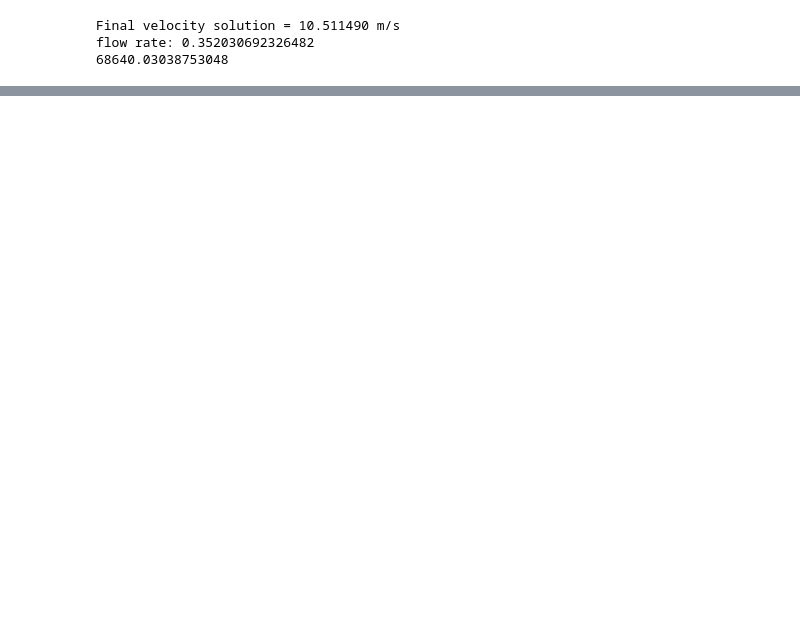
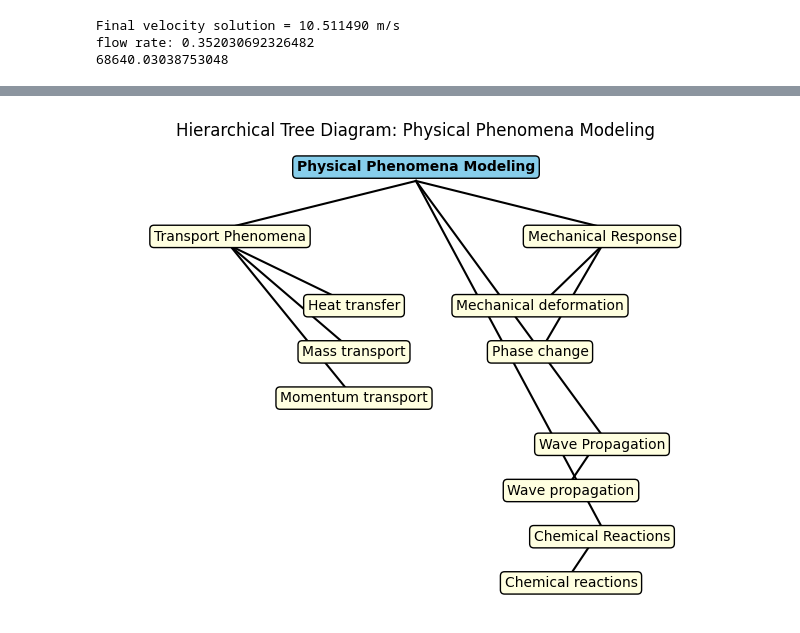
Before and after one commit to hpandey12/thesis, a Jupyter notebook: subproblem1/massflowrate.ipynb, the cells around one changed output, grey strips where cells are left out. Saved outputs shown, nothing was run; the diff lists cells and outputs as text; code cells hidden in the pictures; blank space fills up the shorter version.

```diff
--- a/subproblem1/massflowrate.ipynb
+++ b/subproblem1/massflowrate.ipynb
@@ -131,0 +174,50 @@ flow rate: 0.352030692326482
+# %%
+import matplotlib.pyplot as plt
+
+def plot_tree_diagram():
+    fig, ax = plt.subplots(figsize=(8,6))
+    ax.axis('off')
+
+    # Main branches and leaves manually positioned
+    points = [
+        (0.5, 0.95, "Physical Phenomena Modeling", "root"),
+        (0.2, 0.8, "Transport Phenomena", "branch"),
+        (0.4, 0.65, "Heat transfer", "leaf"),
+        (0.4, 0.55, "Mass transport", "leaf"),
+        (0.4, 0.45, "Momentum transport", "leaf"),
+        (0.8, 0.8, "Mechanical Response", "branch"),
+        (0.7, 0.65, "Mechanical deformation", "leaf"),
+        (0.7, 0.55, "Phase change", "leaf"),
+        (0.8, 0.35, "Wave Propagation", "branch"),
+        (0.75, 0.25, "Wave propagation", "leaf"),
+        (0.8, 0.15, "Chemical Reactions", "branch"),
+        (0.75, 0.05, "Chemical reactions", "leaf")
+    ]
+    for x, y, label, kind in points:
+        ax.text(x, y, label, fontsize=10, fontweight='bold' if kind == 'root' else 'normal',
+                ha='center', va='center', bbox=dict(boxstyle='round,pad=0.3', fc='skyblue' if kind == 'root' else 'lightyellow'))
+
+    # Draw links (edges)
+    ax.plot([0.5, 0.2], [0.92, 0.82], 'k-')
+    ax.plot([0.5, 0.8], [0.92, 0.82], 'k-')
+    # Transport branches
+    for y in [0.65, 0.55, 0.45]:
+        ax.plot([0.2, 0.4], [0.78, y], 'k-')
+    # Mechanical Response
+    ax.plot([0.8, 0.7], [0.78, 0.65], 'k-')
+    ax.plot([0.8, 0.7], [0.78, 0.55], 'k-')
+    # Wave Propagation
+    ax.plot([0.5, 0.8], [0.92, 0.37], 'k-')
+    ax.plot([0.8, 0.75], [0.37, 0.27], 'k-')
+    # Chemical Reactions
+    ax.plot([0.5, 0.8], [0.92, 0.17], 'k-')
+    ax.plot([0.8, 0.75], [0.17, 0.07], 'k-')
+
+    plt.title('Hierarchical Tree Diagram: Physical Phenomena Modeling')
+    plt.ylim(0, 1)
+    plt.xlim(0, 1)
+    plt.show()
+
+plot_tree_diagram()
+# %% [output]
+[figure, added]
```
Also changed, not shown: parts of 2 cells of this notebook, 5 other files.
